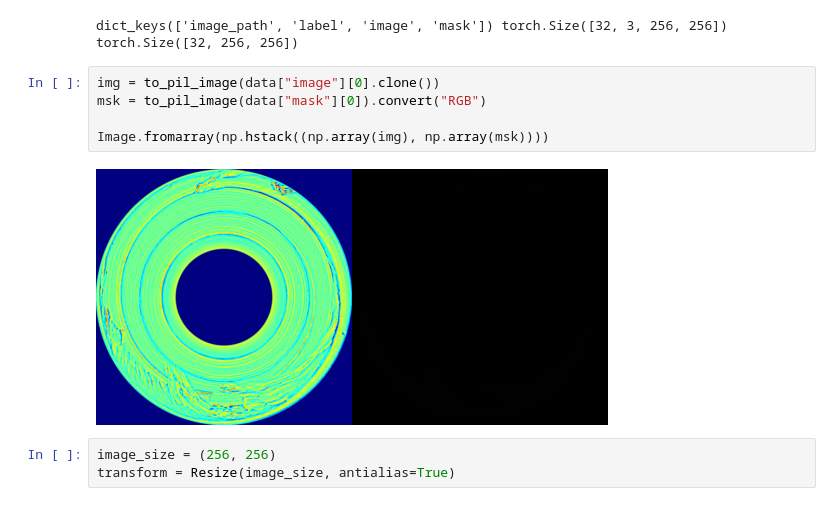
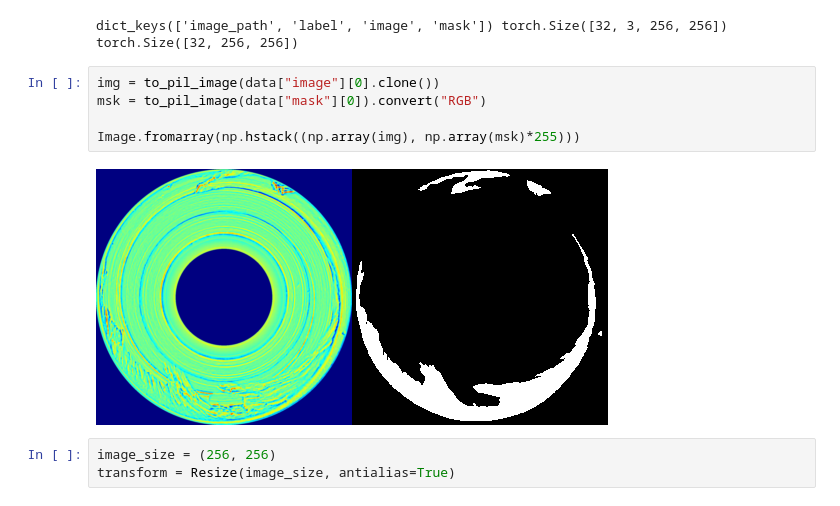
Before and after one commit to kreciarze/beantech-anomaly-detector, a Jupyter notebook: src/model.ipynb, the cells around one changed output. Drawn from its saved outputs; the diff is of its cells as text.

```diff
--- a/src/model.ipynb
+++ b/src/model.ipynb
@@ -35,10 +35,10 @@ dict_keys(['image_path', 'label', 'image', 'mask']) torch.Size([32, 3, 256, 256]
 # %%
 img = to_pil_image(data["image"][0].clone())
 msk = to_pil_image(data["mask"][0]).convert("RGB")
 
-Image.fromarray(np.hstack((np.array(img), np.array(msk))))
+Image.fromarray(np.hstack((np.array(img), np.array(msk)*255)))
 # %% [output]
-[figure, old version]
+[figure, new version]
 # %%
 image_size = (256, 256)
 transform = Resize(image_size, antialias=True)
```
Also changed, not shown: parts of 5 cells of this notebook.
